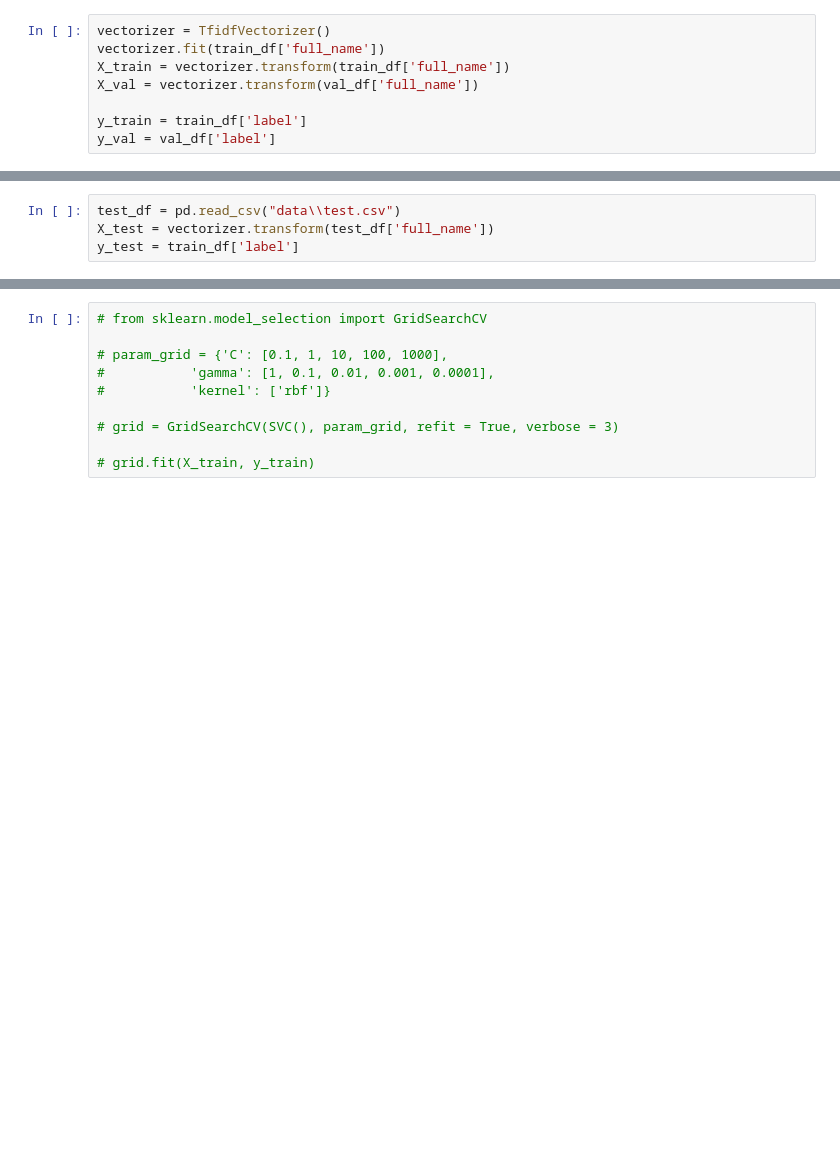
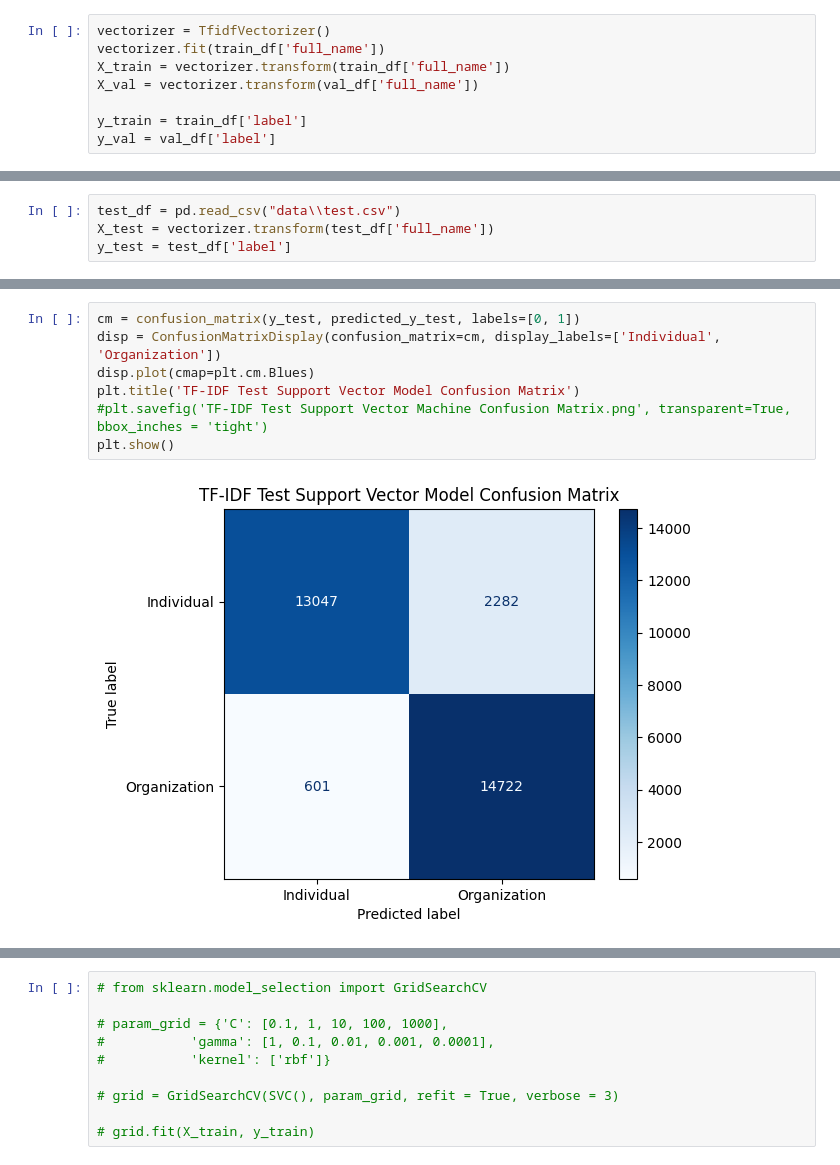
Before and after one commit to satadisha/ner_congressional_records, a Jupyter notebook: SupportVectorClassifier.ipynb, the cells around one changed output, grey strips where cells are left out. Drawn from its saved outputs; the diff is of its cells as text; blank space fills up the shorter version.

```diff
--- a/SupportVectorClassifier.ipynb
+++ b/SupportVectorClassifier.ipynb
@@ -65,7 +65,7 @@ plt.show()
 # %%
 test_df = pd.read_csv("data\\test.csv")
 X_test = vectorizer.transform(test_df['full_name'])
-y_test = train_df['label']
+y_test = test_df['label']
 # %%
 predicted_y_test = svc.predict(X_test)
 print(classification_report(y_test, predicted_y_test))
@@ -71,0 +81,9 @@ print(classification_report(y_test, predicted_y_test))
+# %%
+cm = confusion_matrix(y_test, predicted_y_test, labels=[0, 1])
+disp = ConfusionMatrixDisplay(confusion_matrix=cm, display_labels=['Individual', 'Organization'])
+disp.plot(cmap=plt.cm.Blues)
+plt.title('TF-IDF Test Support Vector Model Confusion Matrix')
+#plt.savefig('TF-IDF Test Support Vector Machine Confusion Matrix.png', transparent=True, bbox_inches = 'tight')
+plt.show()
+# %% [output]
+[figure, added]
```
Also changed, not shown: parts of 7 cells of this notebook, 12 other files.
